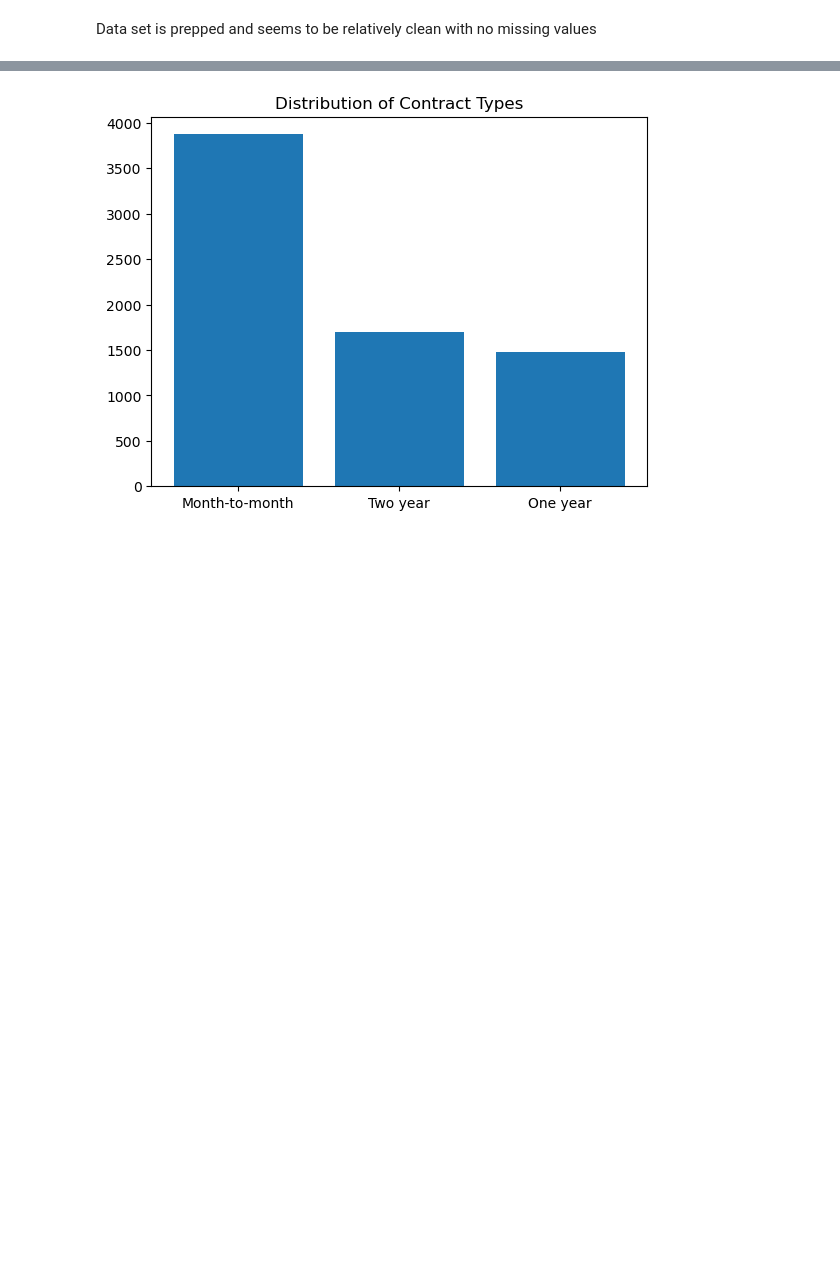
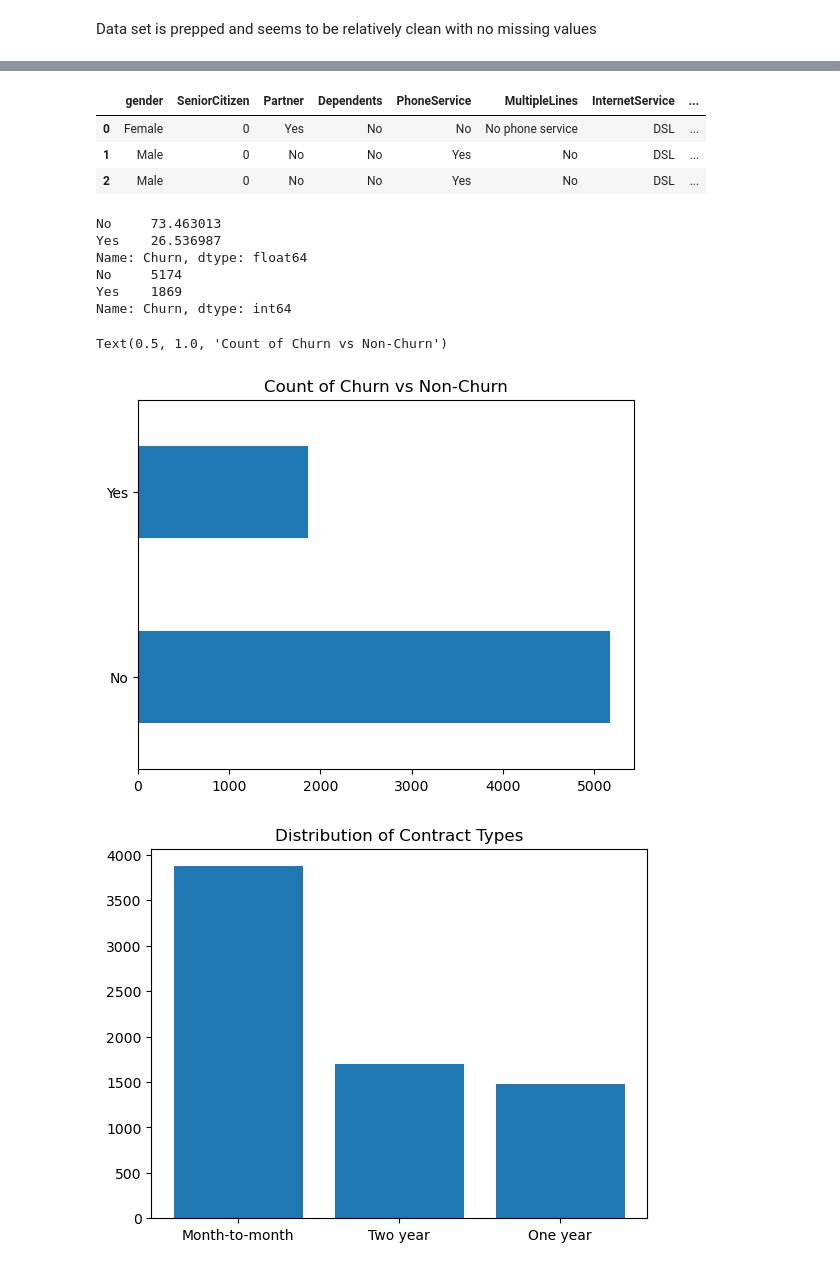
Before and after one commit to DaneFanalyst/telco_churn, a Jupyter notebook: churn.ipynb, the cells around one changed output, grey strips where cells are left out. Saved outputs shown, nothing was run; the diff lists cells and outputs as text; code cells hidden in the pictures; blank space fills up the shorter version.

```diff
--- a/churn.ipynb
+++ b/churn.ipynb
@@ -72,3 +141,25 @@ Name: Churn, dtype: int64
+# %%
+Telco.head(3)
+# %% [output]
+|  | gender | SeniorCitizen | Partner | Dependents | PhoneService | MultipleLines | InternetService | ... |
+| 0 | Female | 0 | Yes | No | No | No phone service | DSL | ... |
+| 1 | Male | 0 | No | No | Yes | No | DSL | ... |
+| 2 | Male | 0 | No | No | Yes | No | DSL | ... |
+# %%
+churn_count = df['Churn'].value_counts()
+print(100 * churn_count / len(df['Churn']))
+print(churn_count)
+churn_count.plot(kind='barh')
+plt.title("Count of Churn vs Non-Churn")
+# %% [output]
+No     73.463013
+Yes    26.536987
+Name: Churn, dtype: float64
+No     5174
+Yes    1869
+Name: Churn, dtype: int64
+Text(0.5, 1.0, 'Count of Churn vs Non-Churn')
+[figure, added]
 # %%
 Contract_counts = df['Contract'].value_counts()
 plt.bar(Contract_counts.index, Contract_counts.values)
```
Also changed, not shown: parts of 20 cells of this notebook.
